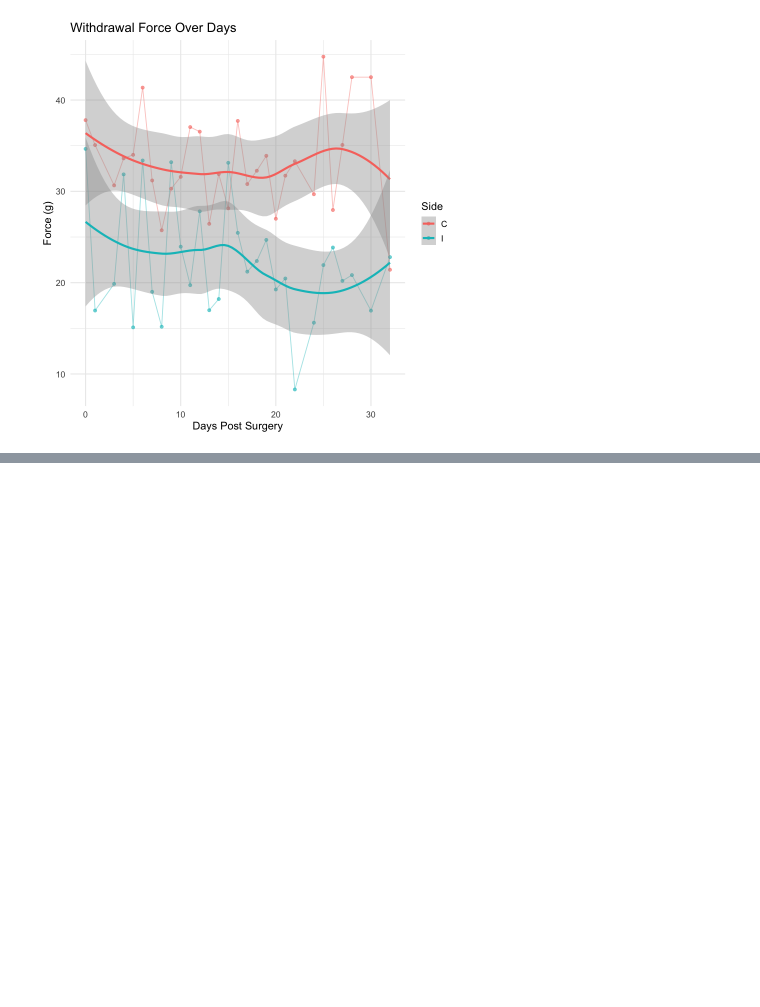
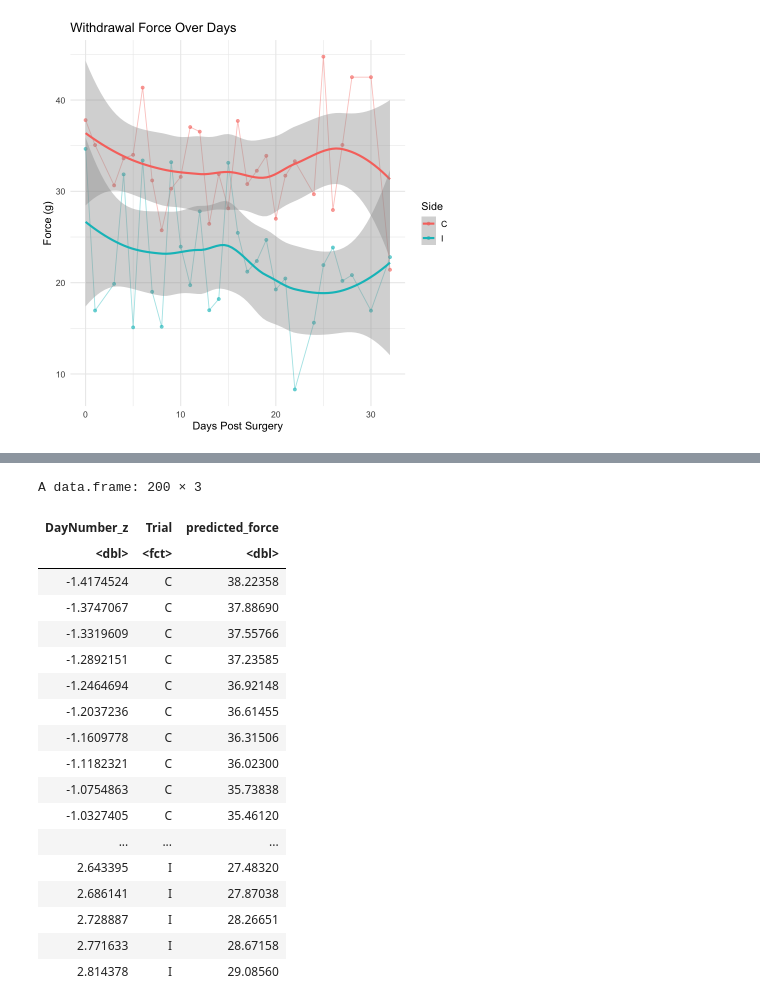
Before and after one commit to Annabeth2505/von_frey_eda, a Jupyter notebook: notebooks/02_modeling.ipynb, the cells around one changed output, grey strips where cells are left out. Cells and saved outputs as stored; diff of their text form; code cells hidden in the pictures; blank space fills up the shorter version.

```diff
--- a/notebooks/02_modeling.ipynb
+++ b/notebooks/02_modeling.ipynb
@@ -481,0 +501,5 @@ write.csv(vf, "post_modeling_dataset.csv", row.names = TRUE)
+# %%
+m4= lmer(
+Force ~ poly(DayNumber_z, 2, raw = TRUE) * Trial + (DayNumber_z |
+    ID),
+    vf)
@@ -481,0 +560,22 @@ write.csv(vf, "post_modeling_dataset.csv", row.names = TRUE)
+# %%
+grid_m4
+# %% [output]
+A data.frame: 200 × 3
+| DayNumber_z | Trial | predicted_force |
+| <dbl> | <fct> | <dbl> |
+| -1.4174524 | C | 38.22358 |
+| -1.3747067 | C | 37.88690 |
+| -1.3319609 | C | 37.55766 |
+| -1.2892151 | C | 37.23585 |
+| -1.2464694 | C | 36.92148 |
+| -1.2037236 | C | 36.61455 |
+| -1.1609778 | C | 36.31506 |
+| -1.1182321 | C | 36.02300 |
+| -1.0754863 | C | 35.73838 |
+| -1.0327405 | C | 35.46120 |
+| ... | ... | ... |
+| 2.643395 | I | 27.48320 |
+| 2.686141 | I | 27.87038 |
+| 2.728887 | I | 28.26651 |
+| 2.771633 | I | 28.67158 |
+| 2.814378 | I | 29.08560 |
```
Also changed, not shown: parts of 18 cells of this notebook, 7 other files.
